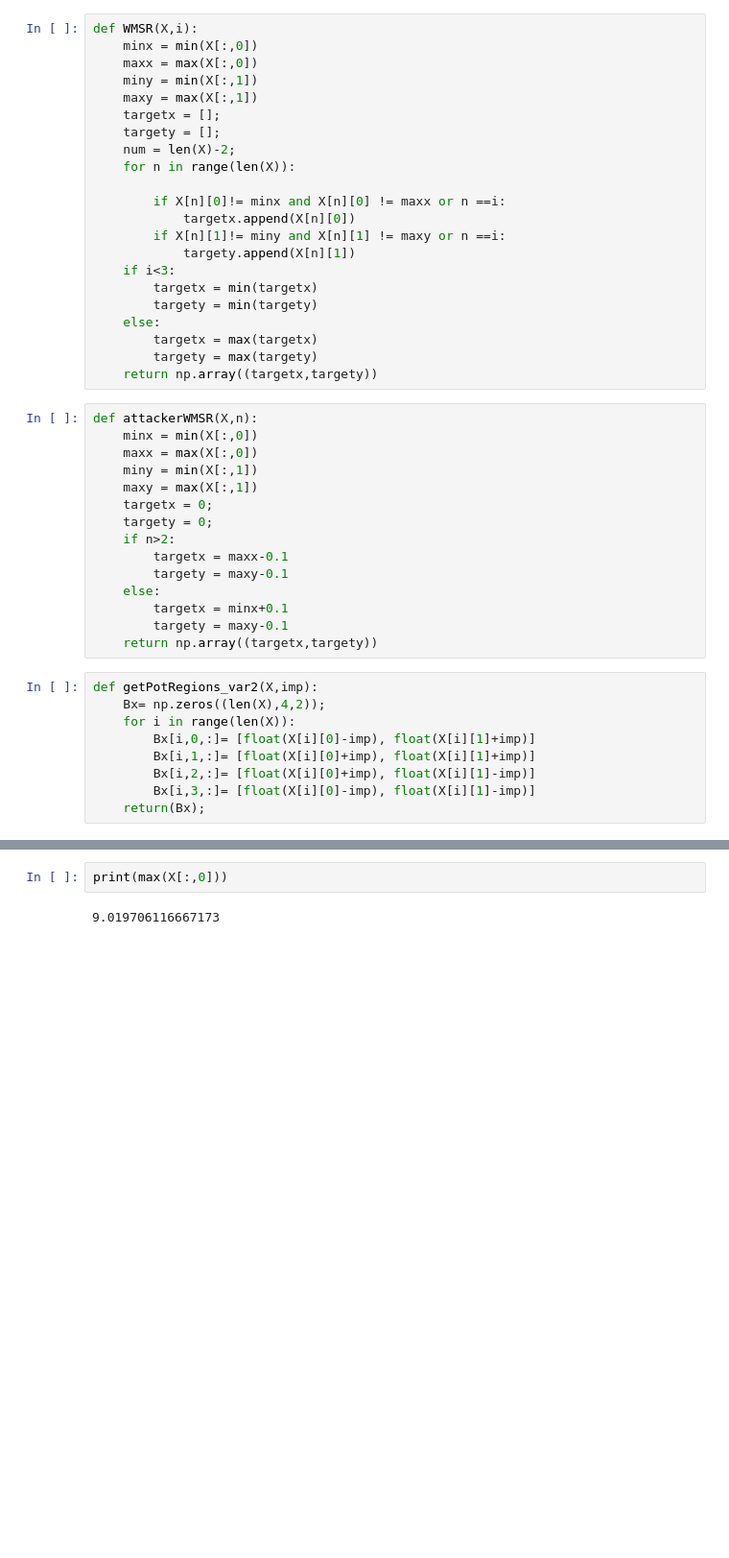
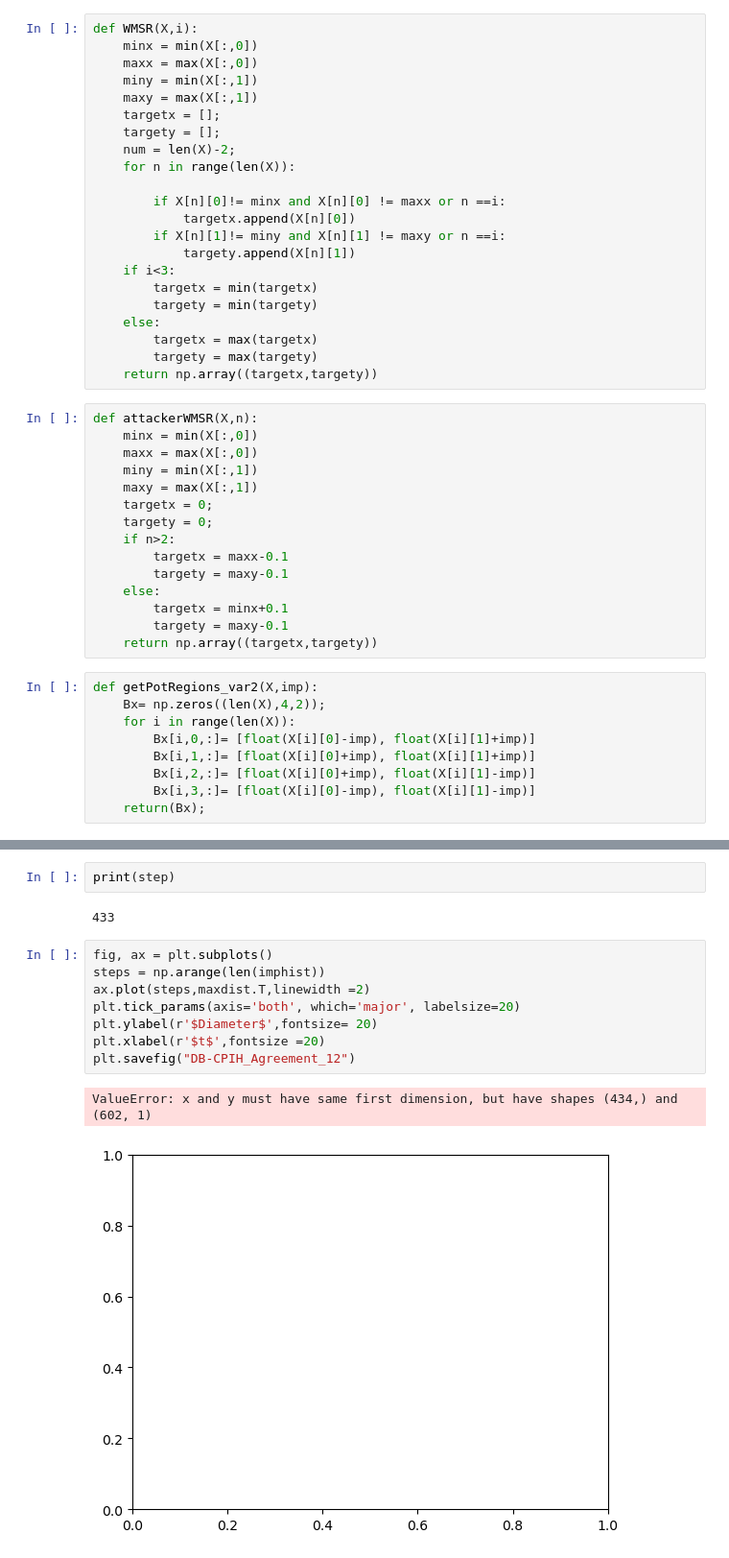
Before and after one commit to ChrisAshtonLee/ImprecisePoints, a Jupyter notebook: CPIH_2.ipynb, the cells around one changed output, grey strips where cells are left out. Shown at 96% size. Cells and saved outputs as stored; diff of their text form; blank space fills up the shorter version.

```diff
--- a/CPIH_2.ipynb
+++ b/CPIH_2.ipynb
@@ -365,4 +596,15 @@ print(X)
 # %%
-print(max(X[:,0]))
+print(step)
 # %% [output]
-9.019706116667173
+433
+# %%
+fig, ax = plt.subplots()
+steps = np.arange(len(imphist))
+ax.plot(steps,maxdist.T,linewidth =2)
+plt.tick_params(axis='both', which='major', labelsize=20)
+plt.ylabel(r'$Diameter$',fontsize= 20)
+plt.xlabel(r'$t$',fontsize =20)
+plt.savefig("DB-CPIH_Agreement_12")
+# %% [output]
+ValueError: x and y must have same first dimension, but have shapes (434,) and (602, 1)
+[figure, added]
```
Also changed, not shown: parts of 4 cells of this notebook.
